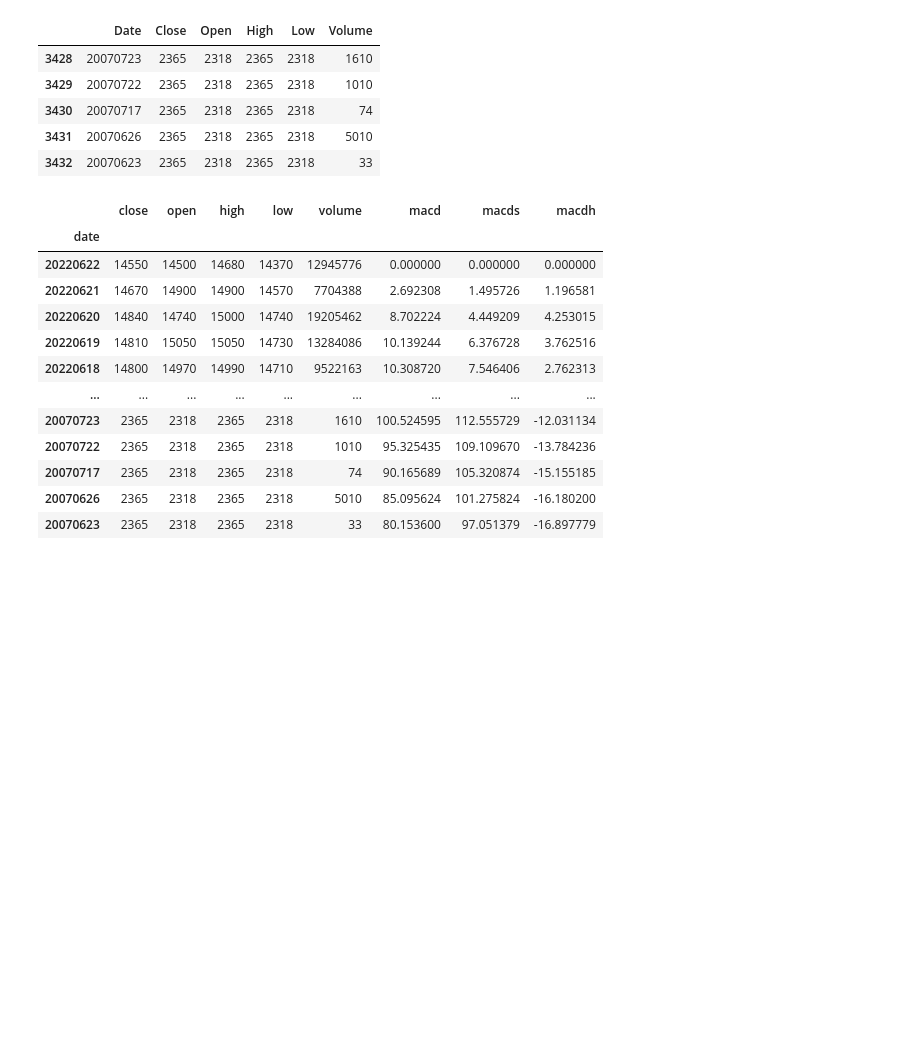
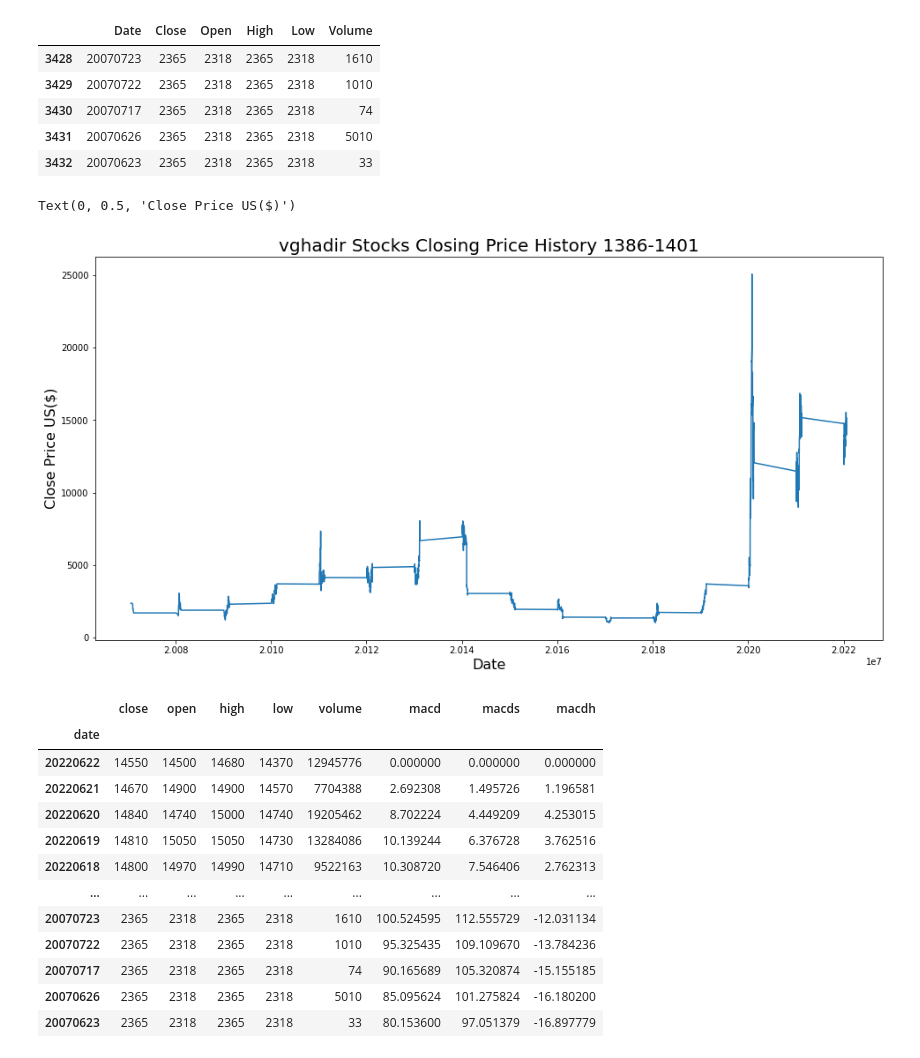
Before and after one commit to parastoobakhtiarii/my-work, a Jupyter notebook: vghadir222-checkpoint-checkpoint.ipynb, the cells around one changed output. Saved outputs shown, nothing was run; the diff lists cells and outputs as text; code cells hidden in the pictures; blank space fills up the shorter version.

```diff
--- a/vghadir222-checkpoint-checkpoint.ipynb
+++ b/vghadir222-checkpoint-checkpoint.ipynb
@@ -30,6 +30,15 @@ data.tail()
 | 3430 | 20070717 | 2365 | 2318 | 2365 | 2318 | 74 |
 | 3431 | 20070626 | 2365 | 2318 | 2365 | 2318 | 5010 |
 | 3432 | 20070623 | 2365 | 2318 | 2365 | 2318 | 33 |
+# %%
+plt.figure(figsize=(16,8))
+plt.title('vghadir Stocks Closing Price History 1386-1401',fontsize=20)
+plt.plot(data['Date'],data['Close'])
+plt.xlabel('Date',fontsize=16)
+plt.ylabel('Close Price US($)',fontsize=16)
+# %% [output]
+Text(0, 0.5, 'Close Price US($)')
+[figure, added]
 # %%
 from stockstats import StockDataFrame as Sdf
 # %%
```
Also changed, not shown: parts of 12 cells of this notebook.
